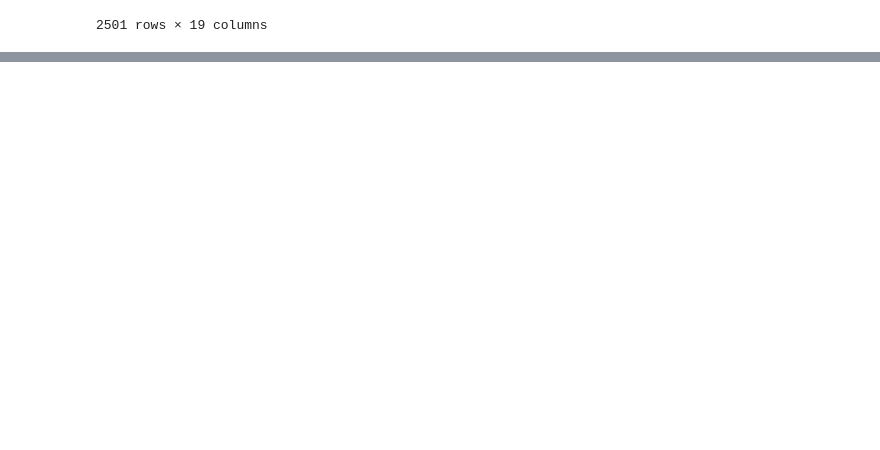
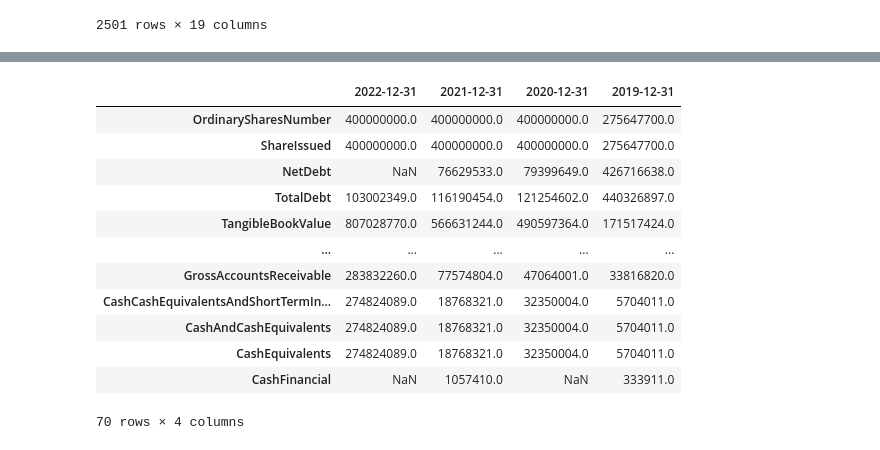
Before and after one commit to pythonbased/yfinance, a Jupyter notebook: yfinance.ipynb, the cells around one changed output, grey strips where cells are left out. Drawn from its saved outputs; the diff is of its cells as text; code cells hidden in the pictures; blank space fills up the shorter version.

```diff
--- a/yfinance.ipynb
+++ b/yfinance.ipynb
@@ -68,3 +68,5 @@ dfn
 | 2499 | 2023-07-18 | 2409.0 | 4.350000 | 4.540000 | 4.270000 | 4.310000 | 4.310000 | 18427600.0 | 44.641257 | 13.147287 | 24.964051 | ... |
 | 2500 | 2023-07-19 | 2410.0 | 4.350000 | 4.400000 | 4.300000 | 4.309500 | 4.309500 | 6518416.0 | 44.579584 | 13.348051 | 24.074439 | ... |
 2501 rows × 19 columns
+# %%
+afyon= yf.Ticker("AFYON.IS")
@@ -70,0 +111,17 @@ dfn
+# %%
+#bilanco
+afyon.get_balance_sheet()
+# %% [output]
+|  | 2022-12-31 | 2021-12-31 | 2020-12-31 | 2019-12-31 |
+| OrdinarySharesNumber | 400000000.0 | 400000000.0 | 400000000.0 | 275647700.0 |
+| ShareIssued | 400000000.0 | 400000000.0 | 400000000.0 | 275647700.0 |
+| NetDebt | NaN | 76629533.0 | 79399649.0 | 426716638.0 |
+| TotalDebt | 103002349.0 | 116190454.0 | 121254602.0 | 440326897.0 |
+| TangibleBookValue | 807028770.0 | 566631244.0 | 490597364.0 | 171517424.0 |
+| ... | ... | ... | ... | ... |
+| GrossAccountsReceivable | 283832260.0 | 77574804.0 | 47064001.0 | 33816820.0 |
+| CashCashEquivalentsAndShortTermIn... | 274824089.0 | 18768321.0 | 32350004.0 | 5704011.0 |
+| CashAndCashEquivalents | 274824089.0 | 18768321.0 | 32350004.0 | 5704011.0 |
+| CashEquivalents | 274824089.0 | 18768321.0 | 32350004.0 | 5704011.0 |
+| CashFinancial | NaN | 1057410.0 | NaN | 333911.0 |
+70 rows × 4 columns
```
Also changed, not shown: parts of 6 cells of this notebook.
